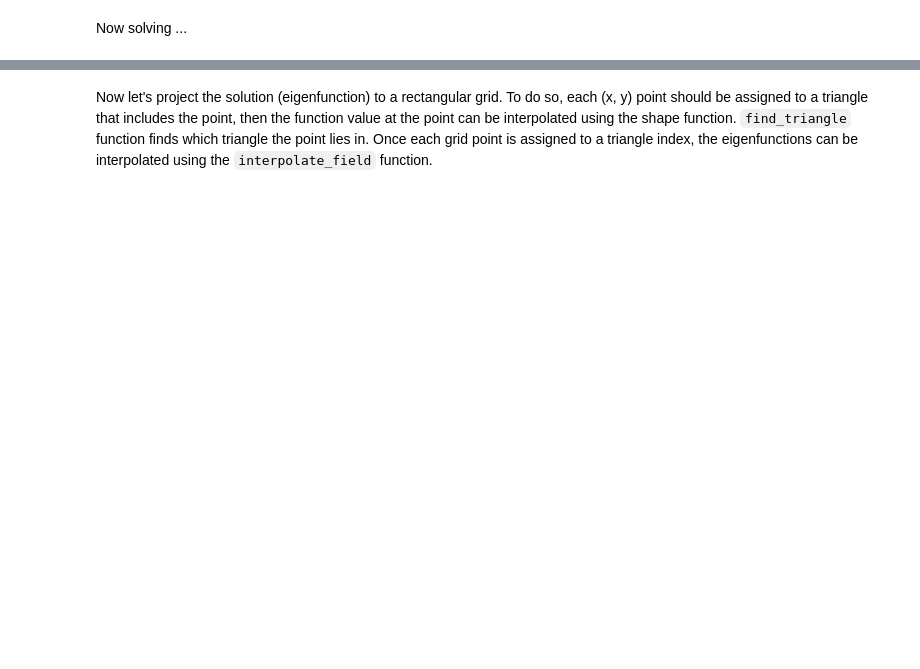
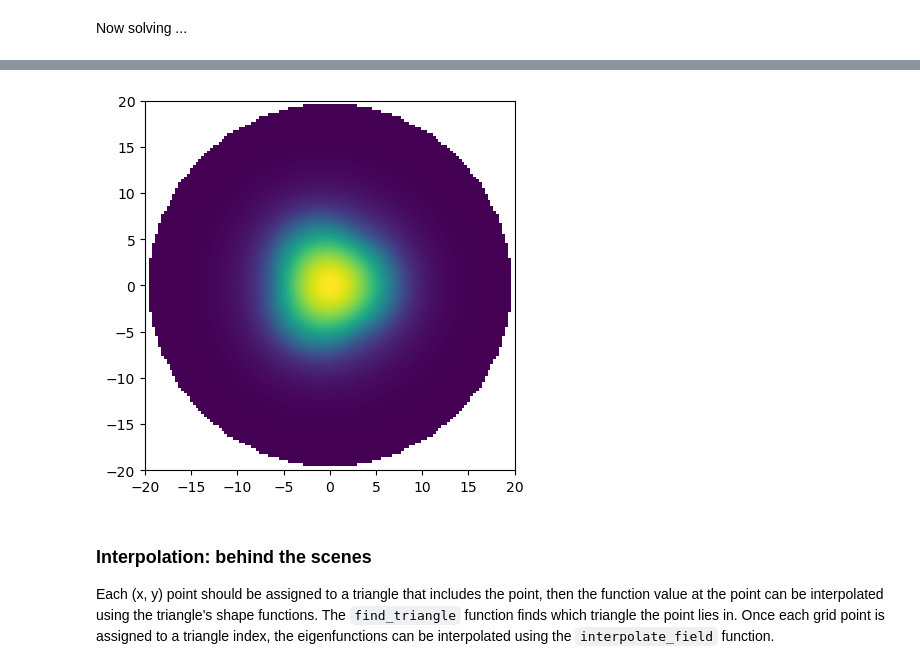
Before and after one commit to SAIL-Labs/wavesolve, a Jupyter notebook: getting-started.ipynb, the cells around one changed output, grey strips where cells are left out. Cells and saved outputs as stored; diff of their text form; code cells hidden in the pictures; blank space fills up the shorter version.

```diff
--- a/getting-started.ipynb
+++ b/getting-started.ipynb
@@ -126,7 +127,32 @@ effective index:  1.4384614761759669
+# %%
+from wavesolve.fe_solver import interpolate,get_tri_idxs,get_interp_weights
+import matplotlib.pyplot as plt
+
+# first, define the rectangular grid to interpolate onto
+xmax = 20 #um
+ymax = 20 #um
+res = 128
+
+# make 1D arrays defining the grid
+xa = np.linspace(-xmax,xmax,res)
+ya = np.linspace(-ymax,ymax,res)
+
+# interpolate the first eigenvector for the 3-port PL.
+v0_interp = interpolate(v[0],PL,xa,ya,tri_idxs=None,interp_weights=None)
+
+# or:
+# tri_idxs = get_tri_idxs(PL,xa,ya)
+# weights = get_interp_weights(PL,xa,ya,tri_idxs)
+# v0_interp = interpolate(v[0],PL,xa,ya,tri_idxs=tri_idxs,interp_weights=weights)
+
+# plot - take transpose because interpolate assumes 1st axis is x, unlike imshow
+plt.imshow(v0_interp.T, origin='lower', extent=(-xmax, xmax, -ymax, ymax))
+plt.show()
+# %% [output]
+[figure, added]
 # %% [markdown]
-Now let's project the solution (eigenfunction) to a rectangular grid.
-To do so, each (x, y) point should be assigned to a triangle that includes the point, then the function value at the point can be interpolated using the shape function.
-`find_triangle` function finds which triangle the point lies in. Once each grid point is assigned to a triangle index, the eigenfunctions can be interpolated using the `interpolate_field` function.
+### Interpolation: behind the scenes
+Each (x, y) point should be assigned to a triangle that includes the point, then the function value at the point can be interpolated using the triangle's shape functions. The `find_triangle` function finds which triangle the point lies in. Once each grid point is assigned to a triangle index, the eigenfunctions can be interpolated using the `interpolate_field` function.
 # %%
 from wavesolve.fe_solver import find_triangle, interpolate_field
 # %%
```
Also changed, not shown: parts of 17 cells of this notebook, 1 other file.
